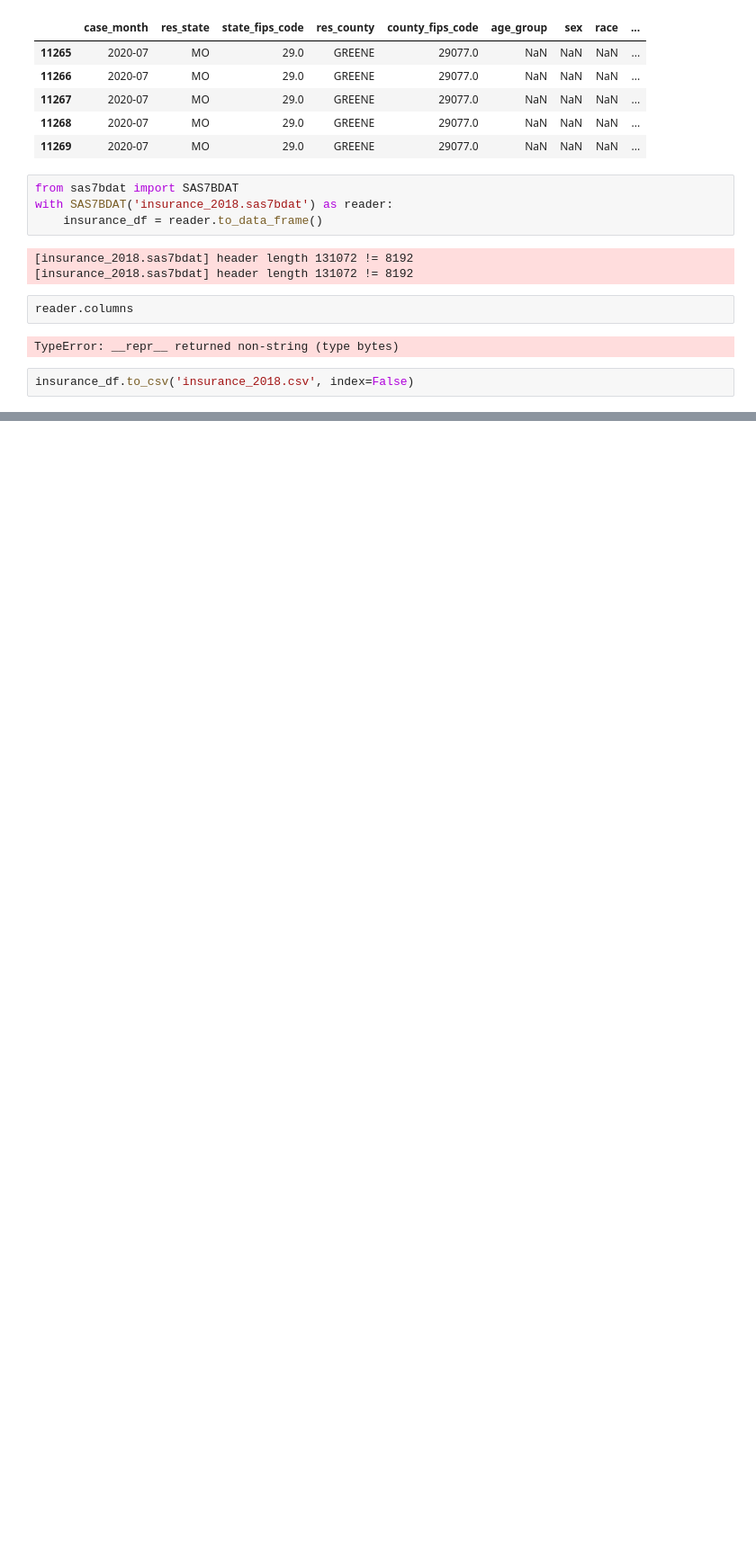
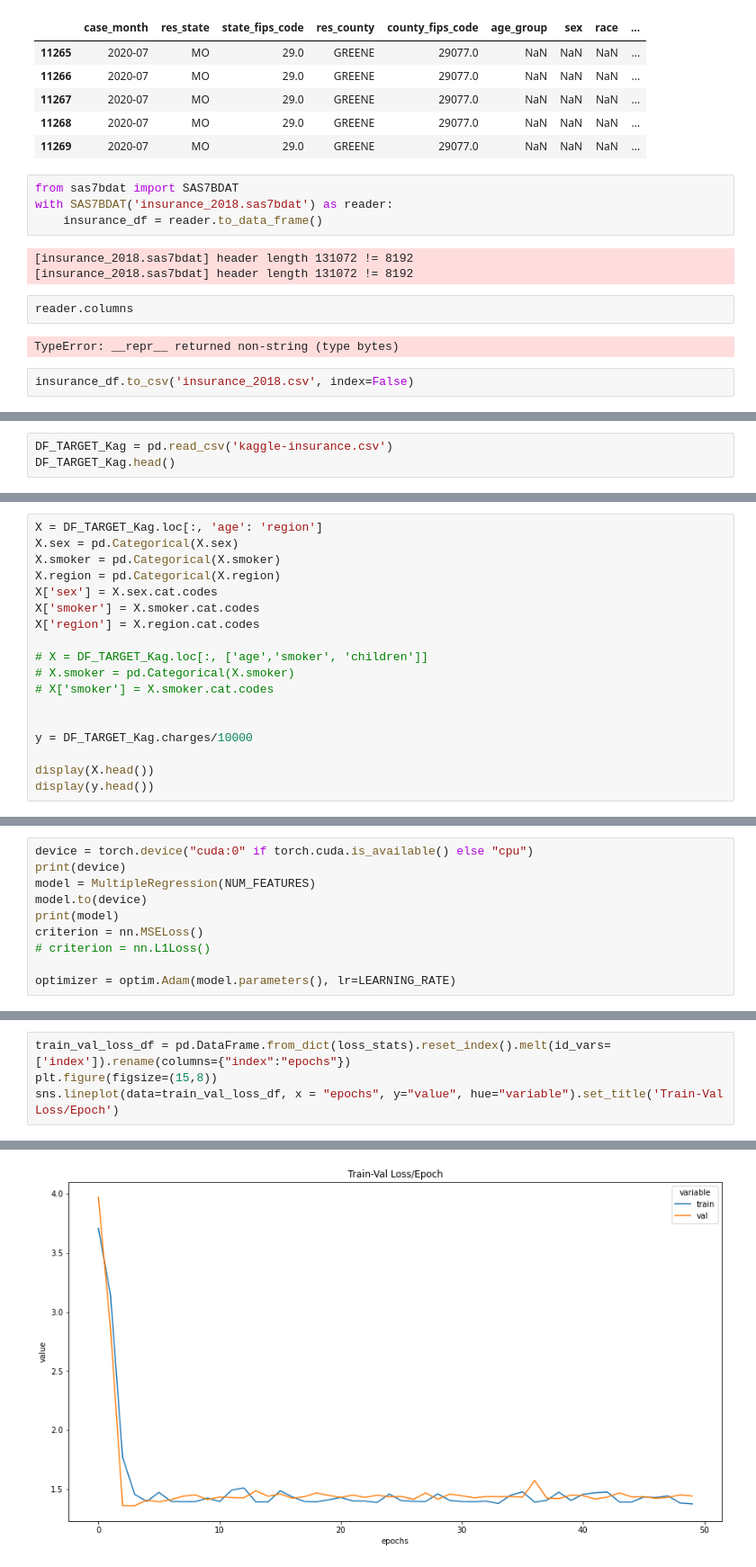
Before and after one commit to duyhho/Dynahealth-Backend, a Jupyter notebook: COVID.ipynb, the cells around one changed output, grey strips where cells are left out. Shown: that part at 90% size. Cells and saved outputs as stored; diff of their text form; blank space fills up the shorter version.

```diff
--- a/COVID.ipynb
+++ b/COVID.ipynb
@@ -102,0 +534,3 @@ insurance_df[insurance_df['AHITYP1'] != 0][['HIOWN','HIPAID','HITYP', 'AHITYP1',
+# %%
+DF_TARGET_Kag = pd.read_csv('kaggle-insurance.csv')
+DF_TARGET_Kag.head()
@@ -102,0 +544,18 @@ insurance_df[insurance_df['AHITYP1'] != 0][['HIOWN','HIPAID','HITYP', 'AHITYP1',
+# %%
+X = DF_TARGET_Kag.loc[:, 'age': 'region']
+X.sex = pd.Categorical(X.sex)
+X.smoker = pd.Categorical(X.smoker)
+X.region = pd.Categorical(X.region)
+X['sex'] = X.sex.cat.codes
+X['smoker'] = X.smoker.cat.codes
+X['region'] = X.region.cat.codes
+
+# X = DF_TARGET_Kag.loc[:, ['age','smoker', 'children']]
+# X.smoker = pd.Categorical(X.smoker)
+# X['smoker'] = X.smoker.cat.codes
+
+
+y = DF_TARGET_Kag.charges/10000
+
+display(X.head())
+display(y.head())
@@ -102,0 +624,10 @@ insurance_df[insurance_df['AHITYP1'] != 0][['HIOWN','HIPAID','HITYP', 'AHITYP1',
+# %%
+device = torch.device("cuda:0" if torch.cuda.is_available() else "cpu")
+print(device)
+model = MultipleRegression(NUM_FEATURES)
+model.to(device)
+print(model)
+criterion = nn.MSELoss()
+# criterion = nn.L1Loss()
+
+optimizer = optim.Adam(model.parameters(), lr=LEARNING_RATE)
@@ -102,0 +711,5 @@ insurance_df[insurance_df['AHITYP1'] != 0][['HIOWN','HIPAID','HITYP', 'AHITYP1',
+# %%
+train_val_loss_df = pd.DataFrame.from_dict(loss_stats).reset_index().melt(id_vars=['index']).rename(columns={"index":"epochs"})
+plt.figure(figsize=(15,8))
+sns.lineplot(data=train_val_loss_df, x = "epochs", y="value", hue="variable").set_title('Train-Val Loss/Epoch')
+# %% [output]
@@ -102,0 +717 @@ insurance_df[insurance_df['AHITYP1'] != 0][['HIOWN','HIPAID','HITYP', 'AHITYP1',
+[figure, added]
```
Also changed, not shown: parts of 41 cells of this notebook, 5 other files.
